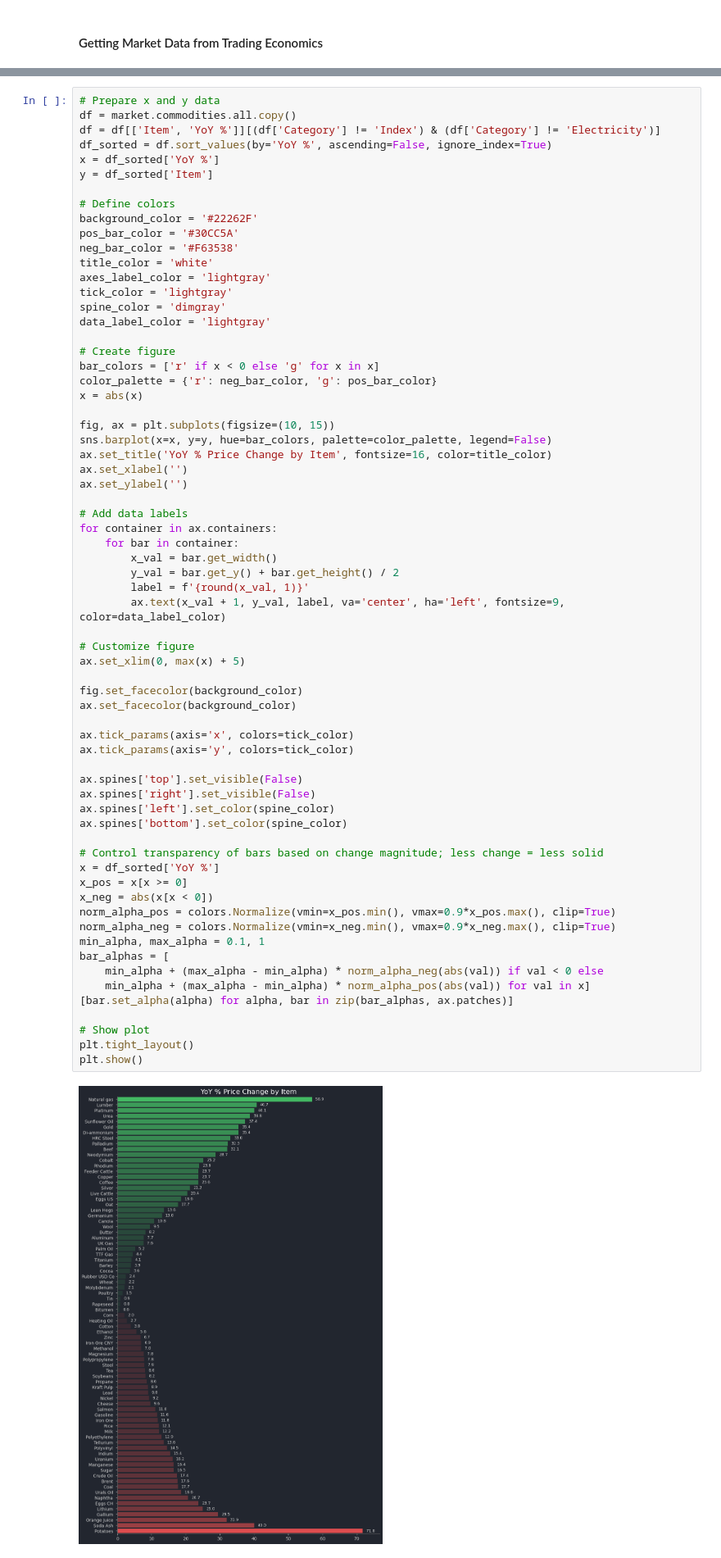
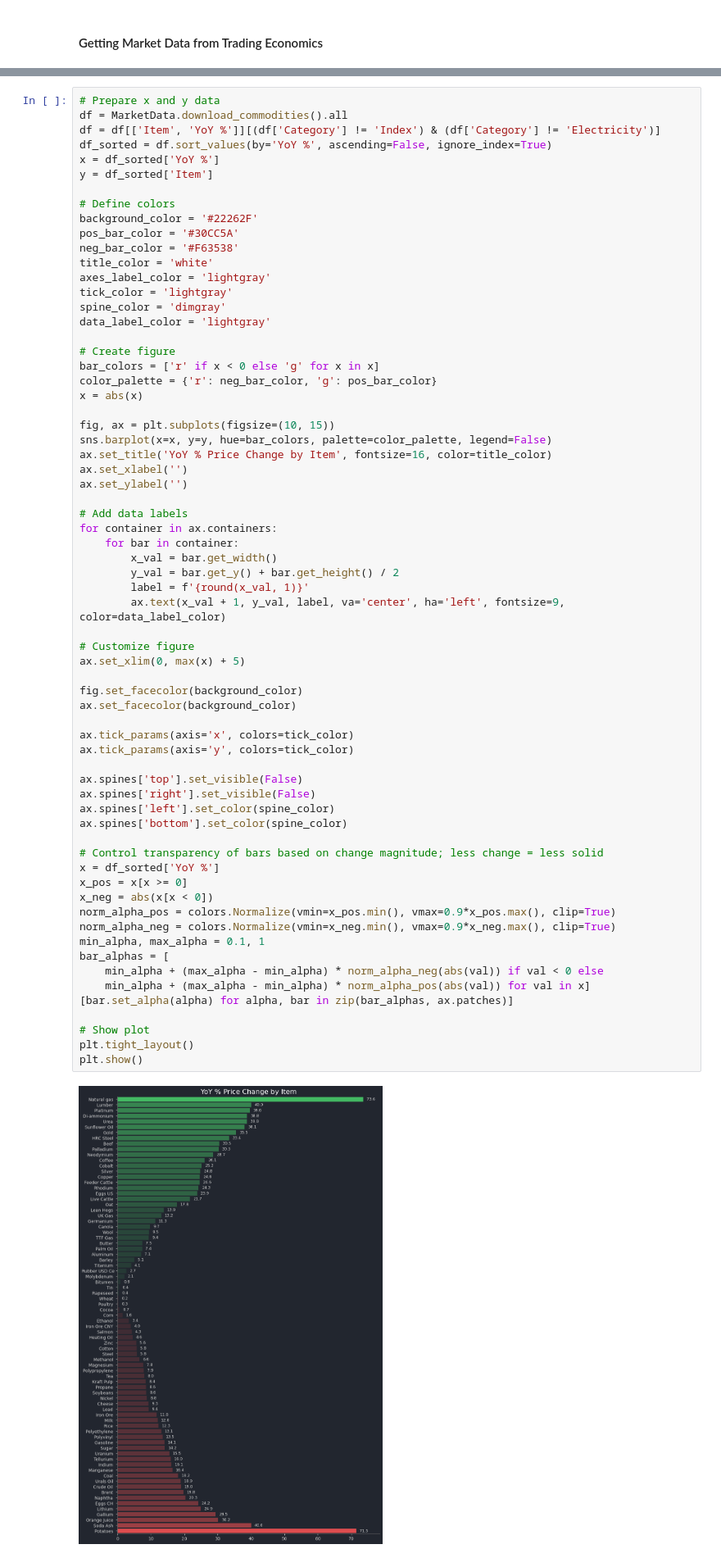
Before and after one commit to haroon-altaf/Lisa, a Jupyter notebook: notebook.ipynb, the cells around one changed output, grey strips where cells are left out. Shown at 82% size. Cells and saved outputs as stored; diff of their text form.

```diff
--- a/notebook.ipynb
+++ b/notebook.ipynb
@@ -697,6 +692,6 @@ displayMD(indices_table, index=True, bold=True, align='center')
 # %%
 # Prepare x and y data
-df = market.commodities.all.copy()
+df = MarketData.download_commodities().all
 df = df[['Item', 'YoY %']][(df['Category'] != 'Index') & (df['Category'] != 'Electricity')]
 df_sorted = df.sort_values(by='YoY %', ascending=False, ignore_index=True)
 x = df_sorted['YoY %']
@@ -734,34 +729,34 @@ for container in ax.containers:
 # Customize figure
 ax.set_xlim(0, max(x) + 5)
 
 fig.set_facecolor(background_color)
 ax.set_facecolor(background_color)
 
 ax.tick_params(axis='x', colors=tick_color)
 ax.tick_params(axis='y', colors=tick_color)
 
 ax.spines['top'].set_visible(False)
 ax.spines['right'].set_visible(False)
 ax.spines['left'].set_color(spine_color)
 ax.spines['bottom'].set_color(spine_color)
 
 # Control transparency of bars based on change magnitude; less change = less solid
 x = df_sorted['YoY %']
 x_pos = x[x >= 0]
 x_neg = abs(x[x < 0])
 norm_alpha_pos = colors.Normalize(vmin=x_pos.min(), vmax=0.9*x_pos.max(), clip=True)
 norm_alpha_neg = colors.Normalize(vmin=x_neg.min(), vmax=0.9*x_neg.max(), clip=True)
 min_alpha, max_alpha = 0.1, 1
 bar_alphas = [
     min_alpha + (max_alpha - min_alpha) * norm_alpha_neg(abs(val)) if val < 0 else
     min_alpha + (max_alpha - min_alpha) * norm_alpha_pos(abs(val)) for val in x]
 [bar.set_alpha(alpha) for alpha, bar in zip(bar_alphas, ax.patches)]
 
 # Show plot
 plt.tight_layout()
 plt.show()
 # %% [output]
-[figure, old version]
+[figure, new version]
 # %% [markdown]
 ## 7. Industry and Stock-Level Data from FinViz
 
```
Also changed, not shown: parts of 9 cells of this notebook.
